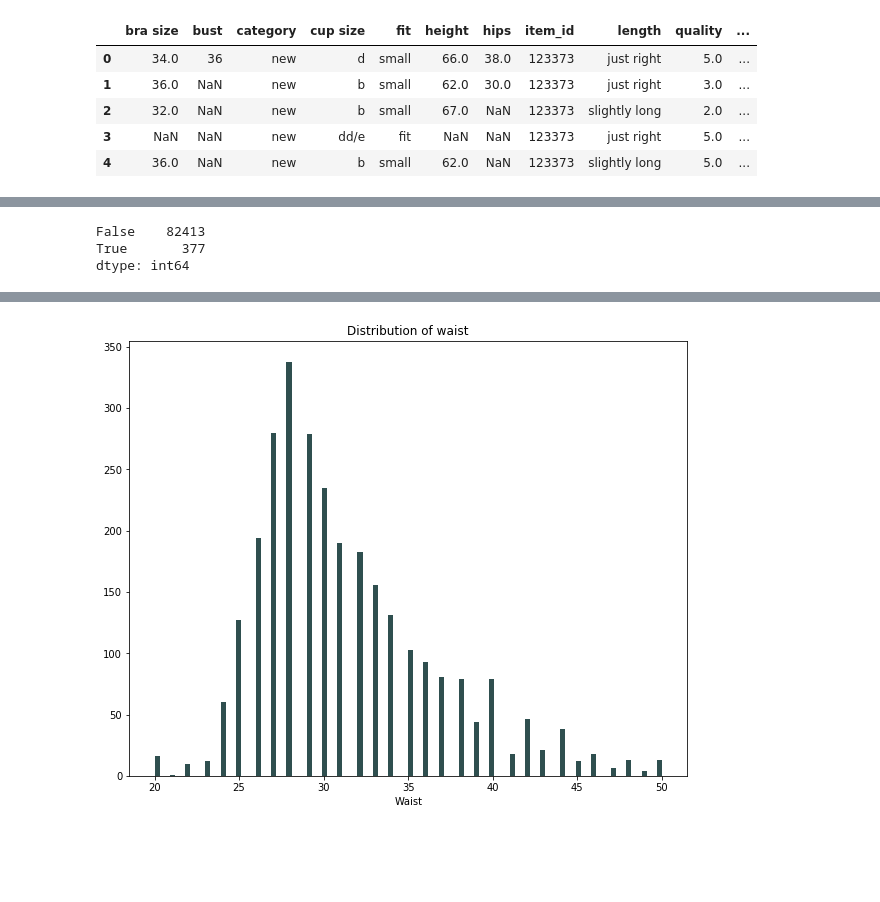
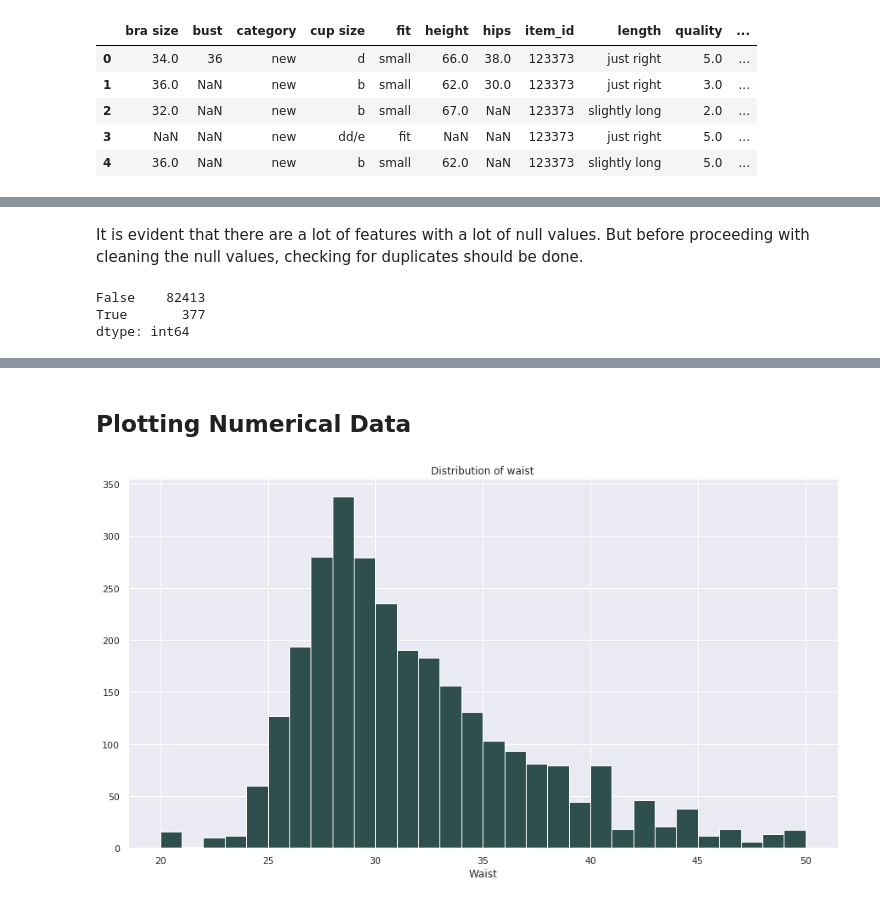
Before and after one commit to CliffordBridges/Whose-Clothes-Fit-Well, a Jupyter notebook: Allan_EDA_Cleaning.ipynb, the cells around one changed output, grey strips where cells are left out. Drawn from its saved outputs; the diff is of its cells as text; code cells hidden in the pictures; blank space fills up the shorter version.

```diff
--- a/Allan_EDA_Cleaning.ipynb
+++ b/Allan_EDA_Cleaning.ipynb
@@ -1,11 +1,16 @@
 # %% [markdown]
 # Data Cleaning \& Feature Engineering Notebook
 # %%
+import math
 import numpy as np
 import pandas as pd
 import scipy.stats as stats
 import matplotlib.pyplot as plt
 import seaborn as sns
 import size_review_functions as fxn
+import warnings
+from matplotlib import cm
 %matplotlib inline
+sns.set(style="darkgrid")
+warnings.simplefilter('ignore')
 # %%
@@ -66,6 +59,8 @@ user_name         82790 non-null object
 waist             2882 non-null float64
 dtypes: float64(6), int64(3), object(9)
 memory usage: 11.4+ MB
+# %% [markdown]
+It is evident that there are a lot of features with a lot of null values. But before proceeding with cleaning the null values, checking for duplicates should be done.
 # %%
 modcloth_data.duplicated().value_counts()
 # %% [output]
@@ -94,18 +89,20 @@ user_name         82036 non-null object
 waist             2880 non-null float64
 dtypes: float64(6), int64(3), object(9)
 memory usage: 11.9+ MB
+# %% [markdown]
+## Plotting Numerical Data
 # %%
-figure = plt.figure(figsize=(10, 8))
+figure = plt.figure(figsize=(15, 8))
 
 axes = figure.add_subplot(1, 1, 1)
-axes.hist(modcloth_data['waist'], color="darkslategray",bins=100)
+axes.hist(modcloth_data['waist'], color="darkslategray",bins=30)
 axes.set_title("Distribution of waist")
 axes.set_xlabel("Waist")
 
 plt.show()
 plt.close()
 # %% [output]
-[figure, old version]
+[figure, new version]
 # %%
 figure = plt.figure(figsize=(10, 8))
 
```
Also changed, not shown: parts of 39 cells of this notebook, 3 other files.
